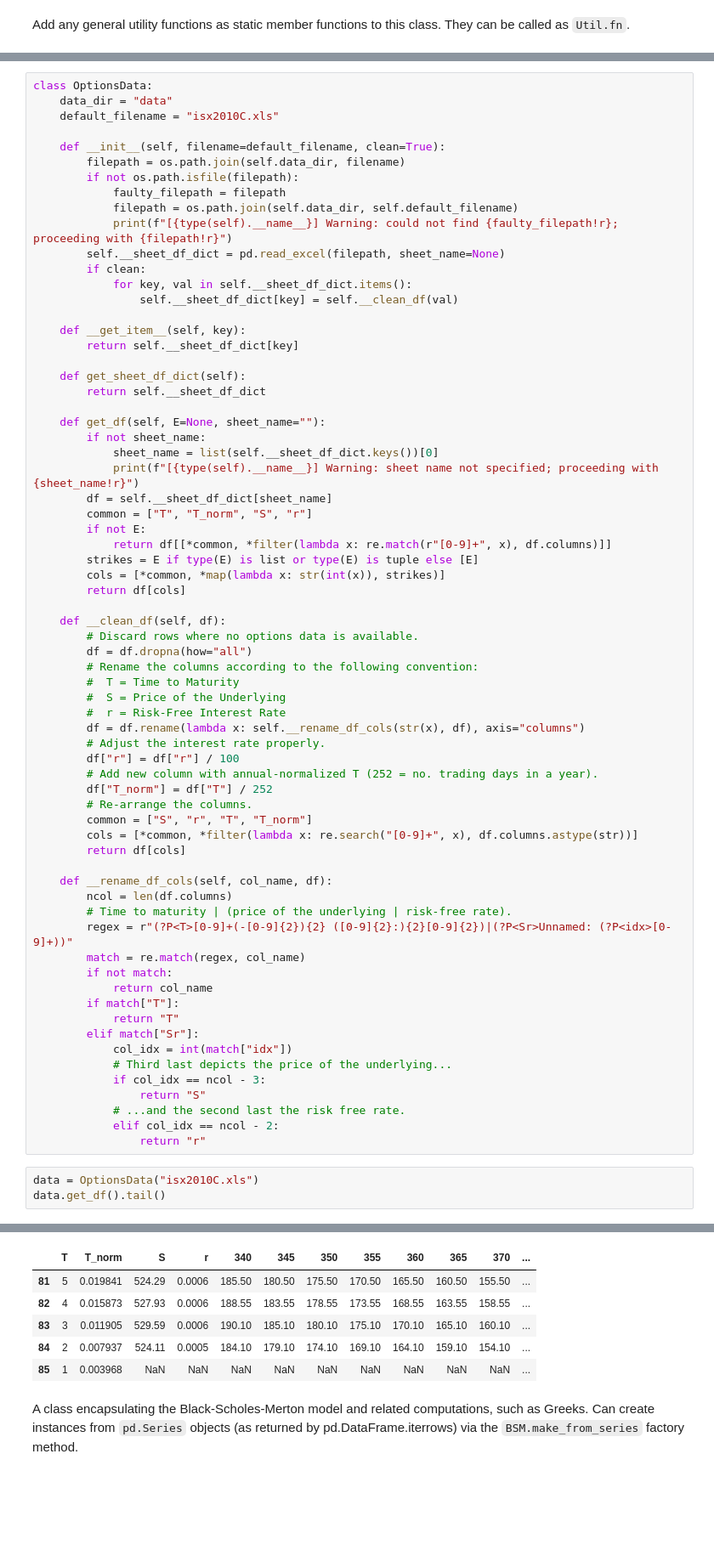
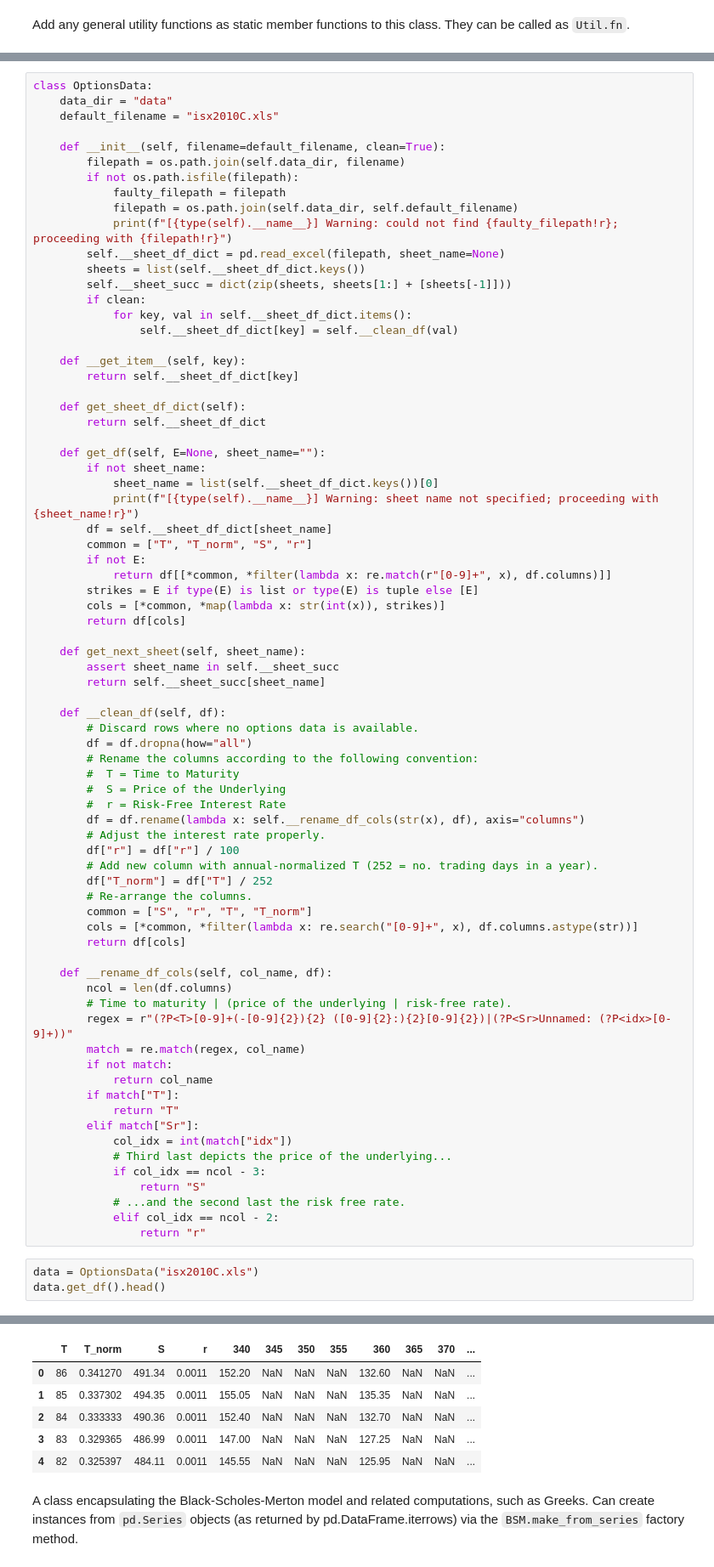
Before and after one commit to tatutimonen/hedging, a Jupyter notebook: myyra.ipynb, the cells around one changed output, grey strips where cells are left out. Shown at 85% size. Saved outputs shown, nothing was run; the diff lists cells and outputs as text; blank space fills up the shorter version.

```diff
--- a/myyra.ipynb
+++ b/myyra.ipynb
@@ -57,6 +42,8 @@ class OptionsData:
             filepath = os.path.join(self.data_dir, self.default_filename)
             print(f"[{type(self).__name__}] Warning: could not find {faulty_filepath!r}; proceeding with {filepath!r}")
         self.__sheet_df_dict = pd.read_excel(filepath, sheet_name=None)
+        sheets = list(self.__sheet_df_dict.keys())
+        self.__sheet_succ = dict(zip(sheets, sheets[1:] + [sheets[-1]]))
         if clean:
             for key, val in self.__sheet_df_dict.items():
                 self.__sheet_df_dict[key] = self.__clean_df(val)
@@ -78,6 +65,10 @@ class OptionsData:
         strikes = E if type(E) is list or type(E) is tuple else [E]
         cols = [*common, *map(lambda x: str(int(x)), strikes)]
         return df[cols]
+
+    def get_next_sheet(self, sheet_name):
+        assert sheet_name in self.__sheet_succ
+        return self.__sheet_succ[sheet_name]
 
     def __clean_df(self, df):
         # Discard rows where no options data is available.
@@ -115,15 +106,15 @@ class OptionsData:
                 return "r"
 # %%
 data = OptionsData("isx2010C.xls")
-data.get_df().tail()
+data.get_df().head()
 # %% [output]
 [OptionsData] Warning: sheet name not specified; proceeding with 'isx15012010C'
 |  | T | T_norm | S | r | 340 | 345 | 350 | 355 | 360 | 365 | 370 | ... |
-| 81 | 5 | 0.019841 | 524.29 | 0.0006 | 185.50 | 180.50 | 175.50 | 170.50 | 165.50 | 160.50 | 155.50 | ... |
-| 82 | 4 | 0.015873 | 527.93 | 0.0006 | 188.55 | 183.55 | 178.55 | 173.55 | 168.55 | 163.55 | 158.55 | ... |
-| 83 | 3 | 0.011905 | 529.59 | 0.0006 | 190.10 | 185.10 | 180.10 | 175.10 | 170.10 | 165.10 | 160.10 | ... |
-| 84 | 2 | 0.007937 | 524.11 | 0.0005 | 184.10 | 179.10 | 174.10 | 169.10 | 164.10 | 159.10 | 154.10 | ... |
-| 85 | 1 | 0.003968 | NaN | NaN | NaN | NaN | NaN | NaN | NaN | NaN | NaN | ... |
+| 0 | 86 | 0.341270 | 491.34 | 0.0011 | 152.20 | NaN | NaN | NaN | 132.60 | NaN | NaN | ... |
+| 1 | 85 | 0.337302 | 494.35 | 0.0011 | 155.05 | NaN | NaN | NaN | 135.35 | NaN | NaN | ... |
+| 2 | 84 | 0.333333 | 490.36 | 0.0011 | 152.40 | NaN | NaN | NaN | 132.70 | NaN | NaN | ... |
+| 3 | 83 | 0.329365 | 486.99 | 0.0011 | 147.00 | NaN | NaN | NaN | 127.25 | NaN | NaN | ... |
+| 4 | 82 | 0.325397 | 484.11 | 0.0011 | 145.55 | NaN | NaN | NaN | 125.95 | NaN | NaN | ... |
 # %% [markdown]
 A class encapsulating the Black-Scholes-Merton model and related computations, such as Greeks. Can create instances from `pd.Series` objects (as returned by pd.DataFrame.iterrows) via the `BSM.make_from_series` factory method.
 # %%
```
Also changed, not shown: parts of 11 cells of this notebook.
